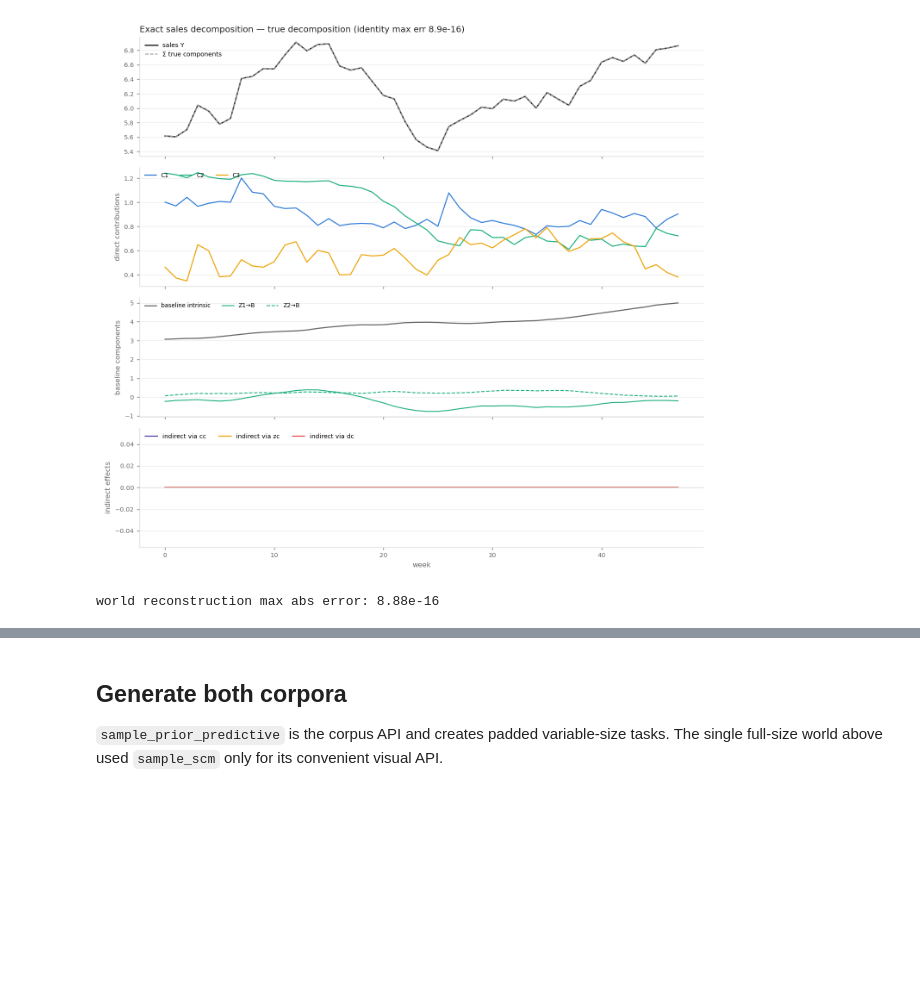
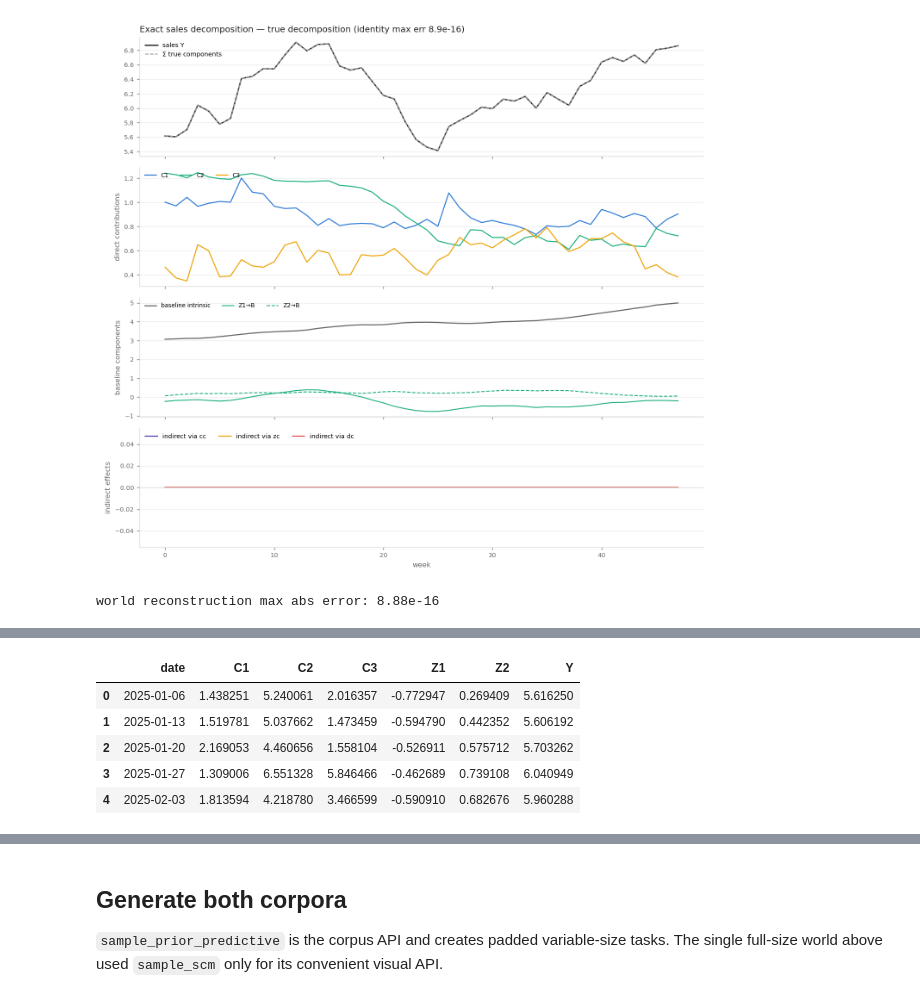
Before and after one commit to pymc-labs/pymc-generator, a Jupyter notebook: docs/examples/simple-model.ipynb, the cells around one changed output, grey strips where cells are left out. Saved outputs shown, nothing was run; the diff lists cells and outputs as text; code cells hidden in the pictures; blank space fills up the shorter version.

```diff
--- a/docs/examples/simple-model.ipynb
+++ b/docs/examples/simple-model.ipynb
@@ -176,0 +186,21 @@ world reconstruction max abs error: 8.88e-16
+# %%
+CHANNEL_COLUMNS = [f'C{k + 1}' for k in range(world.K)]
+CONTROL_COLUMNS = [f'Z{m + 1}' for m in range(world.M)]
+mmm_dataset = pd.DataFrame({'date': pd.date_range('2025-01-06', periods=world.T, freq='W-MON')})
+for k, name in enumerate(CHANNEL_COLUMNS):
+    mmm_dataset[name] = world.data['channels'][:, k]
+for m, name in enumerate(CONTROL_COLUMNS):
+    mmm_dataset[name] = world.data['controls'][:, m]
+mmm_dataset['Y'] = world.data['sales']
+
+weeks = np.arange(world.T)
+RECOVERY_START = easy_cfg.l_max
+assert list(mmm_dataset) == ['date', *CHANNEL_COLUMNS, *CONTROL_COLUMNS, 'Y']
+display(mmm_dataset.head())
+# %% [output]
+|  | date | C1 | C2 | C3 | Z1 | Z2 | Y |
+| 0 | 2025-01-06 | 1.438251 | 5.240061 | 2.016357 | -0.772947 | 0.269409 | 5.616250 |
+| 1 | 2025-01-13 | 1.519781 | 5.037662 | 1.473459 | -0.594790 | 0.442352 | 5.606192 |
+| 2 | 2025-01-20 | 2.169053 | 4.460656 | 1.558104 | -0.526911 | 0.575712 | 5.703262 |
+| 3 | 2025-01-27 | 1.309006 | 6.551328 | 5.846466 | -0.462689 | 0.739108 | 6.040949 |
+| 4 | 2025-02-03 | 1.813594 | 4.218780 | 3.466599 | -0.590910 | 0.682676 | 5.960288 |
```
Also changed, not shown: parts of 8 cells of this notebook, 2 other files.
